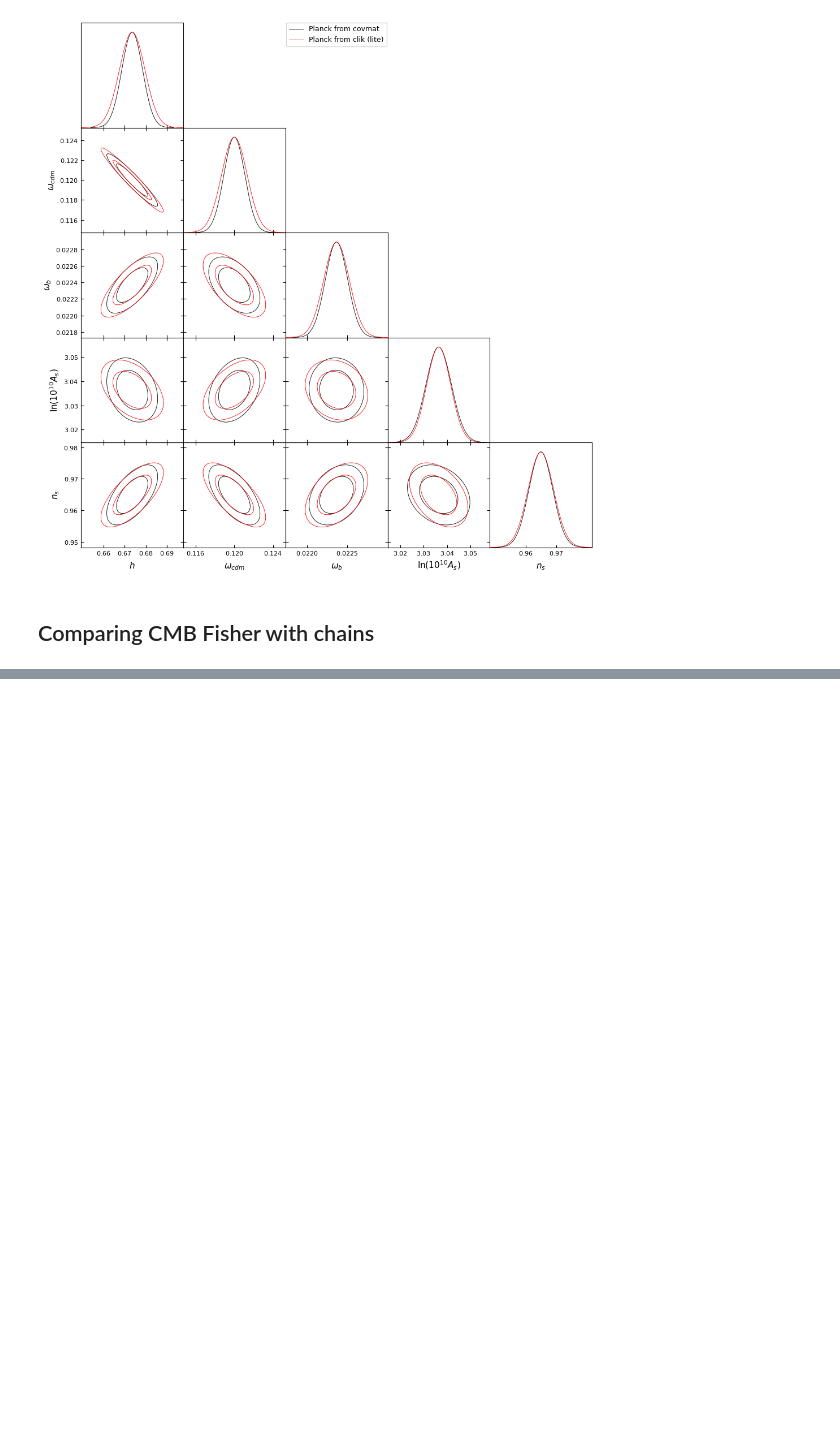
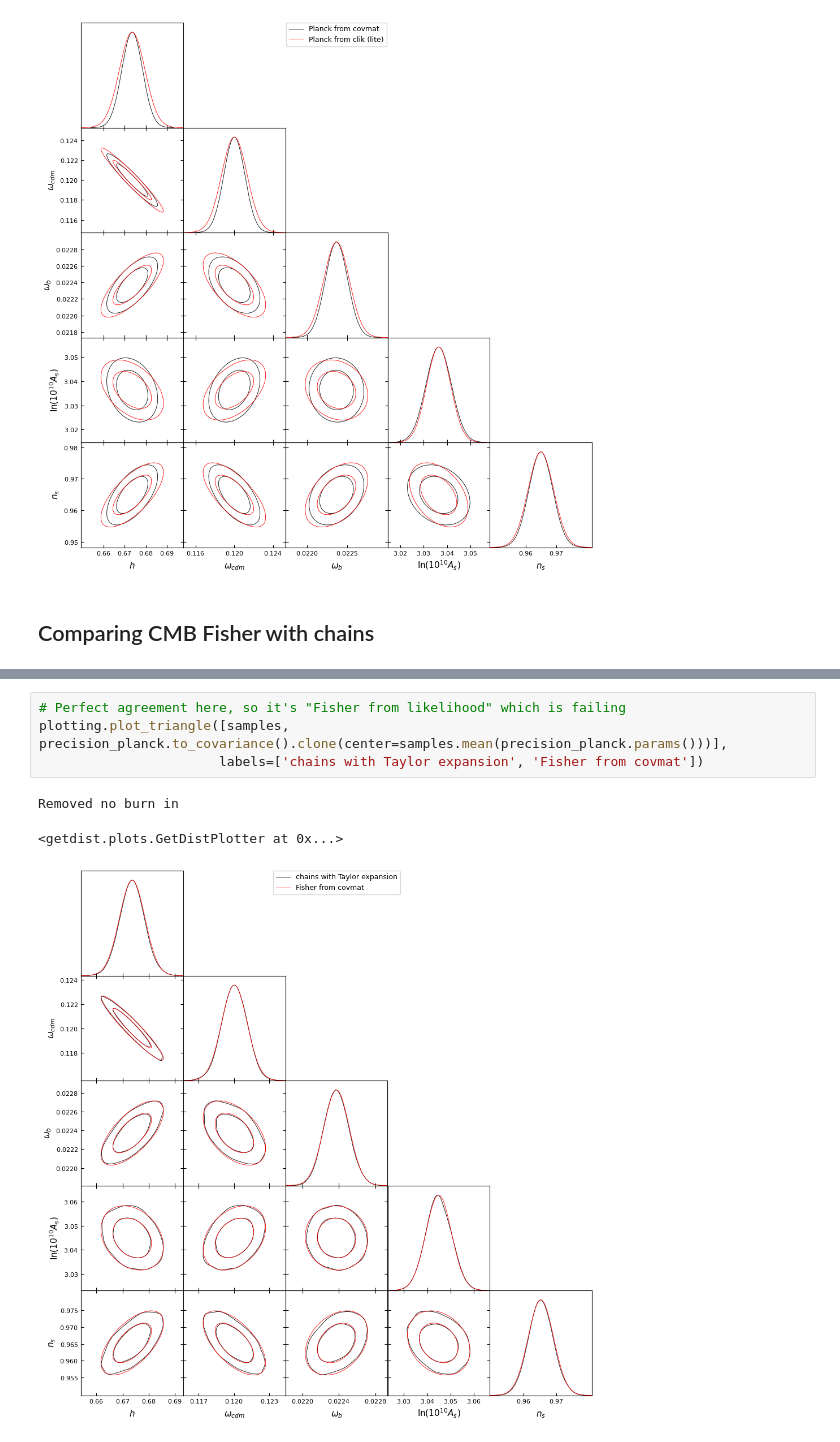
Before and after one commit to cosmodesi/desilike, a Jupyter notebook: nb/fisher_examples.ipynb, the cells around one changed output, grey strips where cells are left out. Saved outputs shown, nothing was run; the diff lists cells and outputs as text; blank space fills up the shorter version.

```diff
--- a/nb/fisher_examples.ipynb
+++ b/nb/fisher_examples.ipynb
@@ -336,0 +340,8 @@ Removed no burn in
+# %%
+# Perfect agreement here, so it's "Fisher from likelihood" which is failing
+plotting.plot_triangle([samples, precision_planck.to_covariance().clone(center=samples.mean(precision_planck.params()))],
+                       labels=['chains with Taylor expansion', 'Fisher from covmat'])
+# %% [output]
+Removed no burn in
+<getdist.plots.GetDistPlotter at 0x...>
+[figure, added]
```
Also changed, not shown: parts of 14 cells of this notebook, 9 other files.
